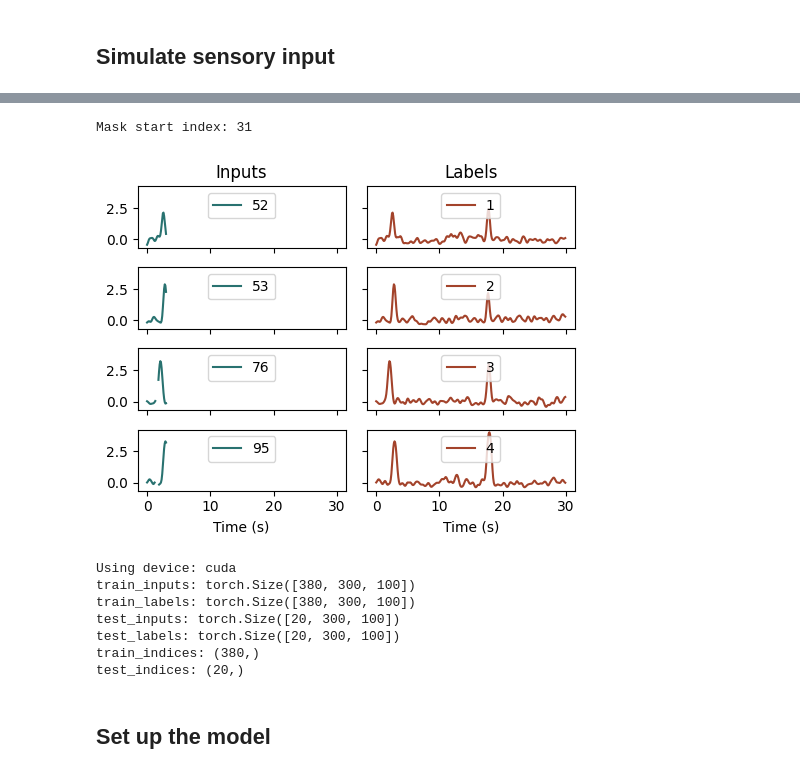
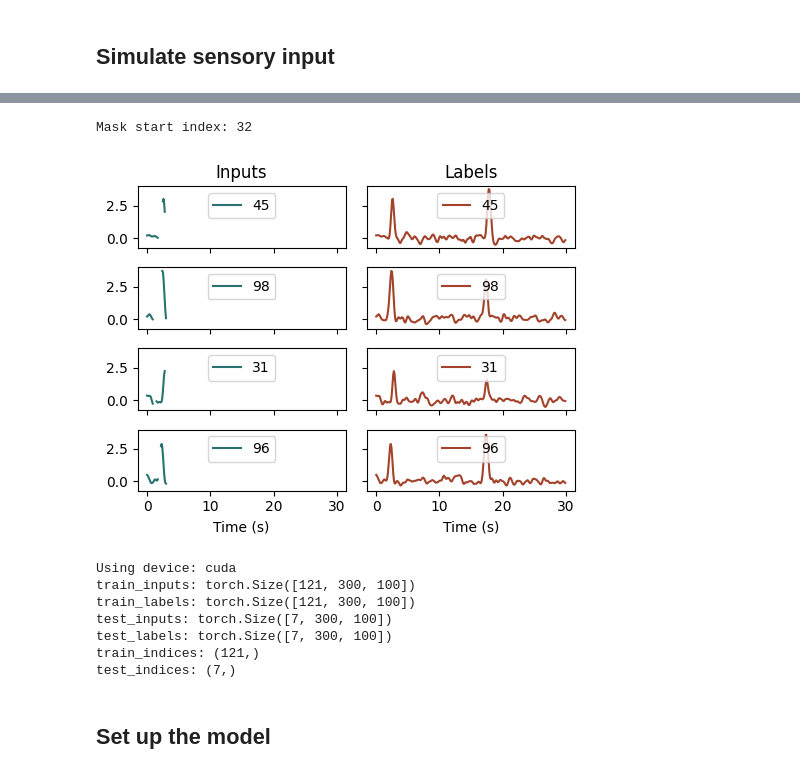
Before and after one commit to qrsyu/STCell, a Jupyter notebook: code/time_exp/2TS_longer.ipynb, the cells around one changed output, grey strips where cells are left out. Cells and saved outputs as stored; diff of their text form; code cells hidden in the pictures.

```diff
--- a/code/time_exp/2TS_longer.ipynb
+++ b/code/time_exp/2TS_longer.ipynb
@@ -31,7 +31,7 @@ x = np.linspace(0, 8, 100)
 mu, sigma = 4.0, 0.5
 y = np.exp(-(x - mu)**2 / (2 * sigma**2))
 # %%
-B, T, D = 400, 300, 100
+B, T, D = 128, 300, 100
 
 rng1 = np.random.default_rng(seed=42)  # For reproducibility
 rng2 = np.random.default_rng(seed=43)  # For reproducibility
@@ -53,8 +53,8 @@ behavior_profile = {
                     }
 
 abs_event_onset = np.array([2.5, 17.5]) # s
-abs_event_end = np.array([3.0, 18.0]) # s
 abs_event_dur = 0.5 # s
+abs_event_end = abs_event_onset + abs_event_dur
 abs_event_sigma = 0.2 # s
 ratio_event_onset = abs_event_onset / (T * temp_reso/1000)
 ratio_event_end = abs_event_end / (T * temp_reso/1000)
@@ -114,33 +114,31 @@ mask = Masking(
 labels = time_res.copy()
 inputs = mask.mask(time_res).numpy()
 
-mask_start_idx = int(inputs.shape[1]*(sensory_profile['time']['event_onset'][0]+\
-                                      sensory_profile['time']['event_width'][0]+\
-                                      sensory_profile['time']['event_onset_sigma'][0]))
+mask_start_idx = 32
 print('Mask start index:', mask_start_idx)
 inputs[:, mask_start_idx:, :] = 0
 # %% [output]
-Mask start index: 31
+Mask start index: 32
 # %%
 fig, ax = plt.subplots(4, 2, figsize=(5, 4), sharex=True, sharey=True)
 rand_D = np.random.choice(D, size=4, replace=False)
 for i, channel in enumerate(rand_D):
     ax[i][0].plot(np.arange(inputs.shape[1]) * temp_reso / 1000,
                   np.where(inputs[0, :, channel] == 0, np.nan, inputs[0, :, channel]),
-                  label=f'{channel}', color='#297270')
+                  label=channel, color='#297270')
     ax[i][0].legend(loc='upper center')
 
     ax[i][1].plot(np.arange(time_res.shape[1]) * temp_reso / 1000,
                   time_res[0, :, channel],
-                  label=f'{i+1}', color='#A3432B')
+                  label=channel, color='#A3432B')
     ax[i][1].legend(loc='upper center')
 ax[0, 0].set_title('Inputs')
 ax[0, 1].set_title('Labels')
 ax[-1, 0].set_xlabel('Time (s)')
 ax[-1, 1].set_xlabel('Time (s)')
 plt.tight_layout()
 # %% [output]
-[figure, old version]
+[figure, new version]
 # %%
 # Split the data to training and test set along axis=1
 from torch.utils.data import DataLoader, TensorDataset
@@ -172,12 +170,12 @@ train_dataset = TensorDataset(train_inputs, train_labels)
 train_loader = DataLoader(train_dataset, batch_size=64, shuffle=True)
 # %% [output]
 Using device: cuda
-train_inputs: torch.Size([380, 300, 100])
-train_labels: torch.Size([380, 300, 100])
-test_inputs: torch.Size([20, 300, 100])
-test_labels: torch.Size([20, 300, 100])
-train_indices: (380,)
-test_indices: (20,)
+train_inputs: torch.Size([121, 300, 100])
+train_labels: torch.Size([121, 300, 100])
+test_inputs: torch.Size([7, 300, 100])
+test_labels: torch.Size([7, 300, 100])
+train_indices: (121,)
+test_indices: (7,)
 # %% [markdown]
 ## Set up the model
 # %%
```
Also changed, not shown: parts of 10 cells of this notebook.
